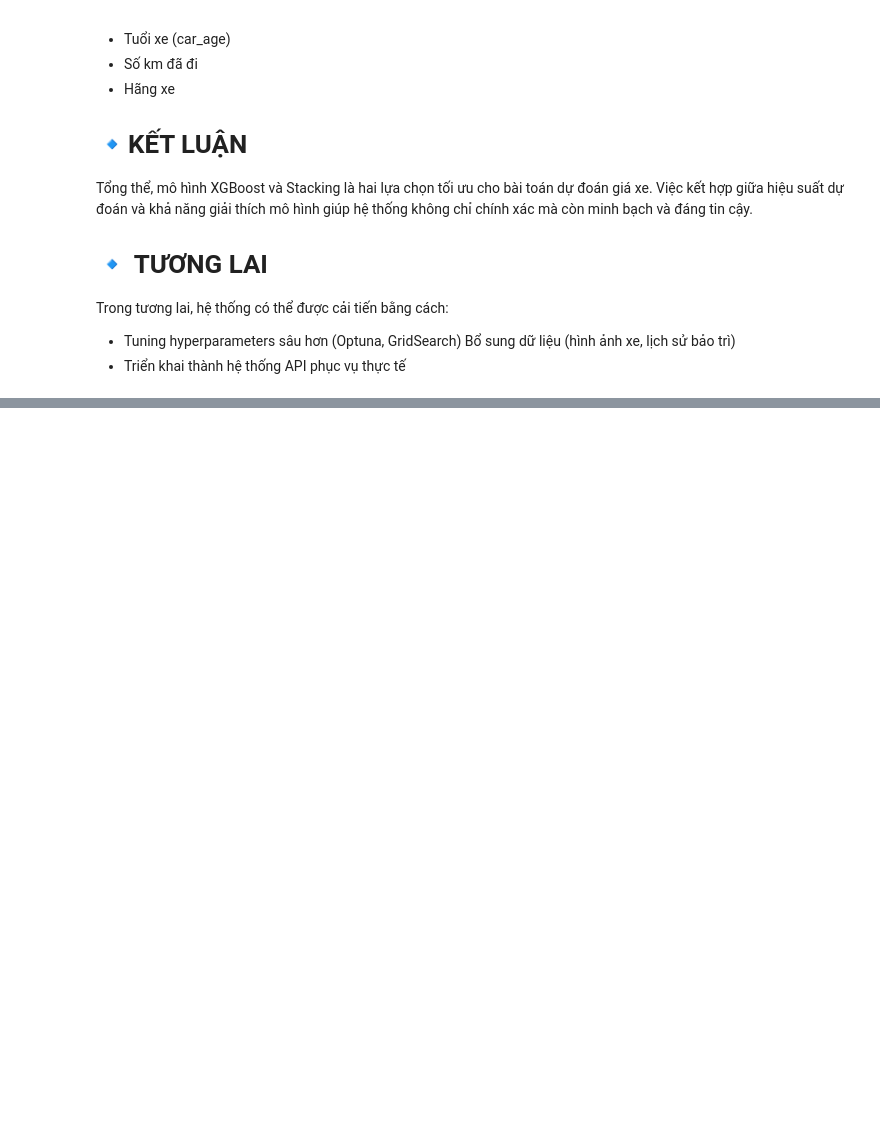
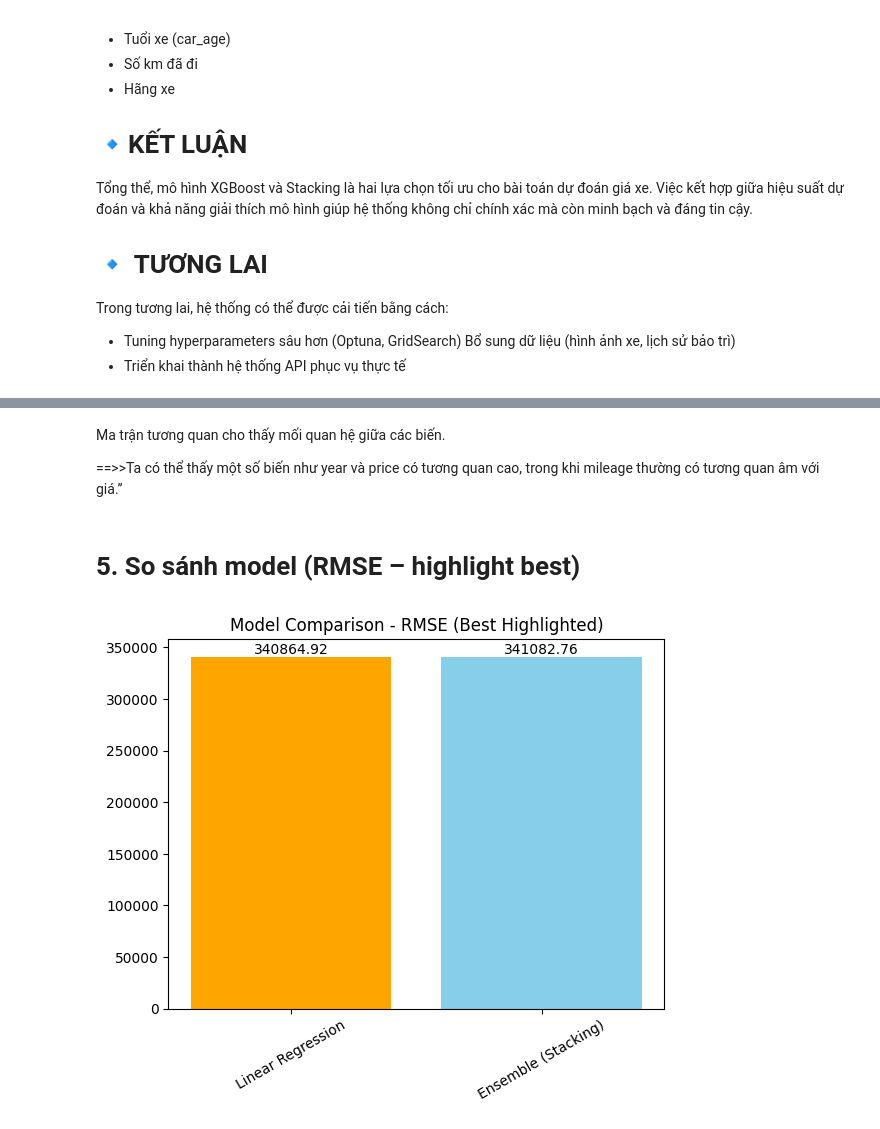
Before and after one commit to hoangchaulanbao/HocmayNC, a Jupyter notebook: Du_doan_gia_xe_o_to.ipynb, the cells around one changed output, grey strips where cells are left out. Drawn from its saved outputs; the diff is of its cells as text; code cells hidden in the pictures; blank space fills up the shorter version.

```diff
--- a/Du_doan_gia_xe_o_to.ipynb
+++ b/Du_doan_gia_xe_o_to.ipynb
@@ -560,0 +854,32 @@ Bổ sung dữ liệu (hình ảnh xe, lịch sử bảo trì)
+# %% [markdown]
+Ma trận tương quan cho thấy mối quan hệ giữa các biến.
+
+==>>Ta có thể thấy một số biến như year và price có tương quan cao, trong khi mileage thường có tương quan âm với giá.”
+# %% [markdown]
+# 5. So sánh model (RMSE – highlight best)
+# %%
+import numpy as np
+
+results_df_sorted = results_df.sort_values(by='RMSE')
+
+models = results_df_sorted.index
+rmse_values = results_df_sorted['RMSE']
+
+best_idx = np.argmin(rmse_values)
+
+colors = ['skyblue'] * len(models)
+colors[best_idx] = 'orange'
+
+plt.figure()
+bars = plt.bar(models, rmse_values, color=colors)
+
+for bar in bars:
+    yval = bar.get_height()
+    plt.text(bar.get_x() + bar.get_width()/2, yval, f'{yval:.2f}',
+             ha='center', va='bottom')
+
+plt.title('Model Comparison - RMSE (Best Highlighted)')
+plt.xticks(rotation=30)
+plt.show()
+# %% [output]
+[figure, added]
```
Also changed, not shown: parts of 48 cells of this notebook.
